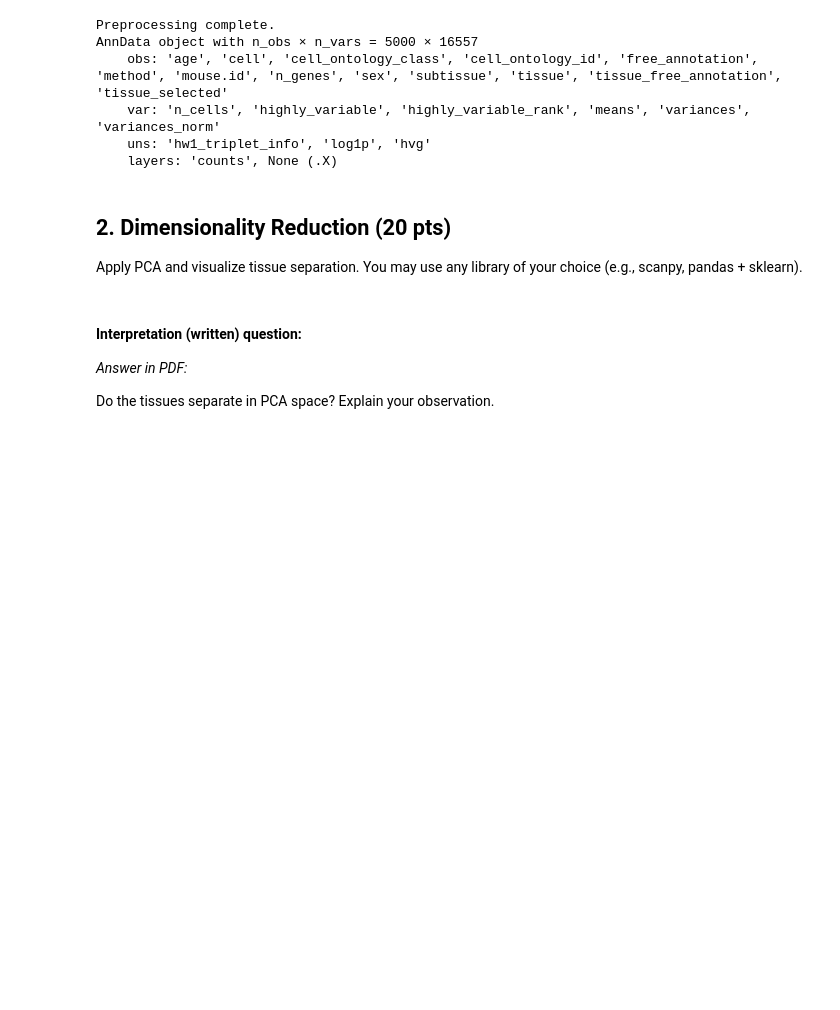
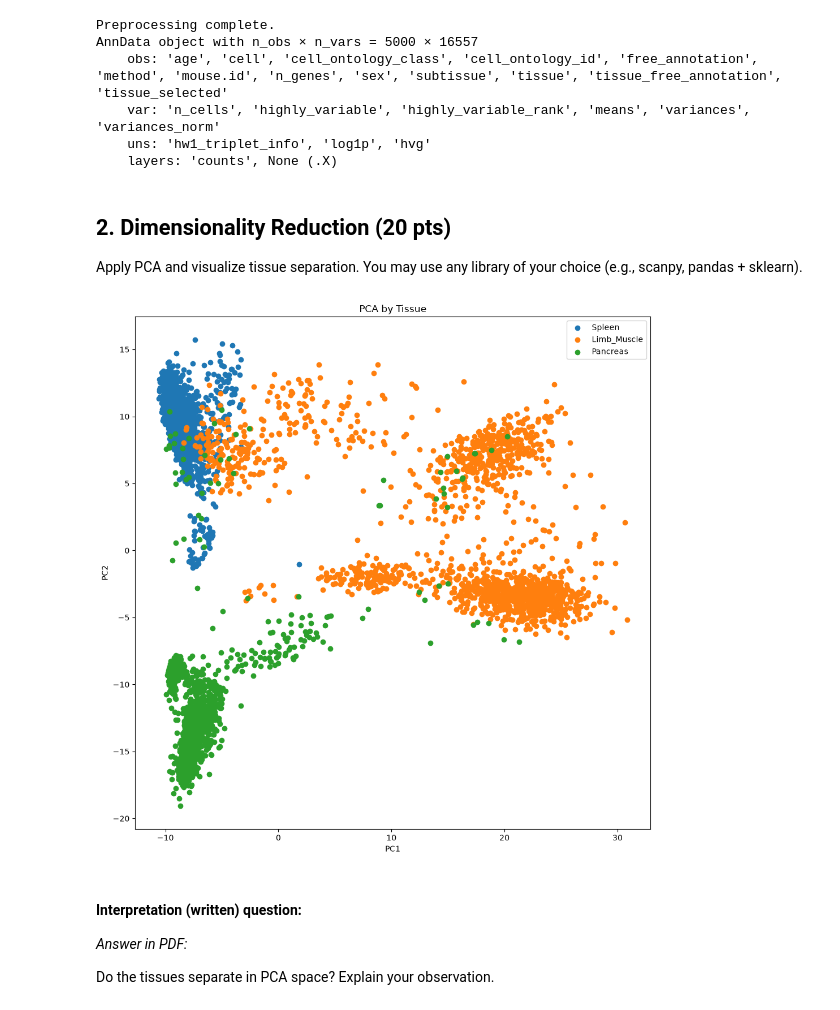
Before and after one commit to YuGe0115/02718_Homework_Answer, a Jupyter notebook: HW1_notebook.ipynb, the cells around one changed output. Saved outputs shown, nothing was run; the diff lists cells and outputs as text; code cells hidden in the pictures; blank space fills up the shorter version.

```diff
--- a/HW1_notebook.ipynb
+++ b/HW1_notebook.ipynb
@@ -97,12 +97,37 @@ Apply PCA and visualize tissue separation. You may use any library of your choic
 # %%
 # TODO:
 # 3. Apply PCA (50 components)
 # 4. Plot first 2 PCs colored by tissue
 N_PCs = 50 # Number of PCA components
 # YOUR CODE HERE
 
+sc.tl.pca(adata_hvg, n_comps=N_PCs)
+X_pca = adata_hvg.obsm["X_pca"]
+
+# Plot PC1 vs PC2
+tissues = adata_hvg.obs["tissue"]
+plt.figure(figsize=(10, 10))
+for tissue in tissues.unique():
+    mask = tissues == tissue
+    plt.scatter(
+        X_pca[mask, 0],
+        X_pca[mask, 1],
+        label=tissue
+    )
+
+plt.xlabel("PC1")
+plt.ylabel("PC2")
+plt.title("PCA by Tissue")
+plt.legend()
+plt.tight_layout()
+plt.savefig("figs/pca_by_tissue.png")
+plt.show()
+
+
 # Save plot (WILL BE GRADED)
 # save figure to ('figs/pca_by_tissue.png')
+# %% [output]
+[figure, added]
 # %% [markdown]
 #### Interpretation (written) question:
 
```
Also changed, not shown: parts of 3 cells of this notebook.
